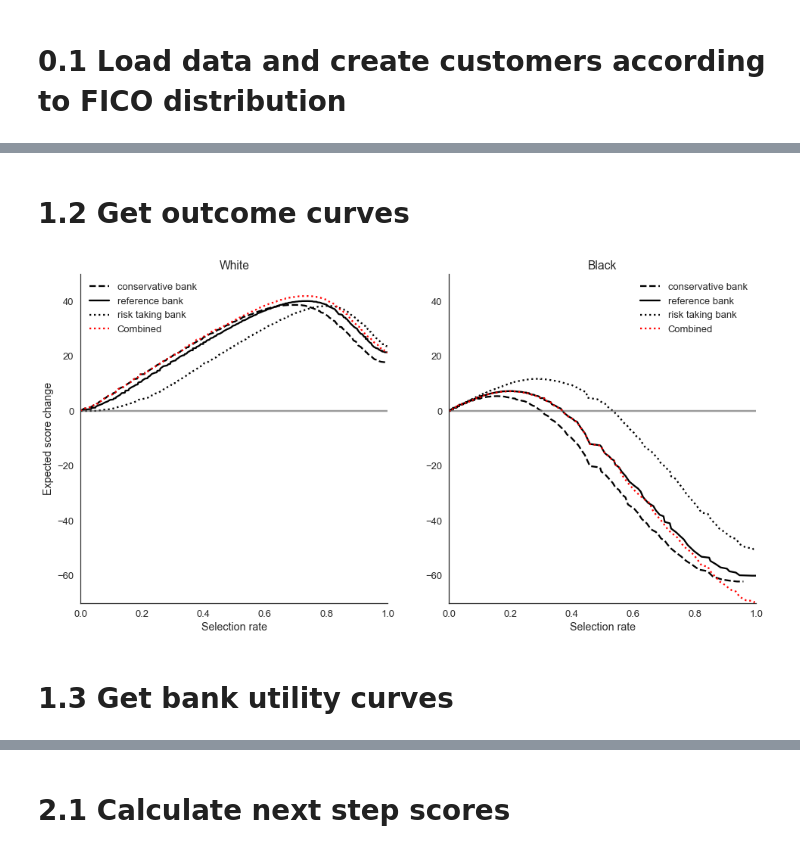
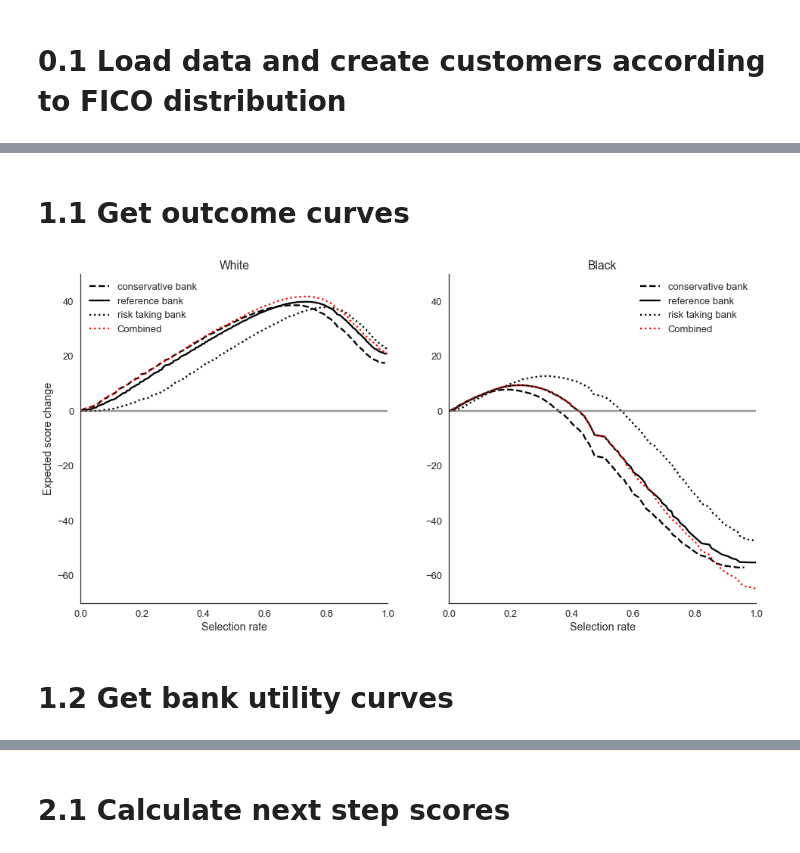
Before and after one commit to APMSSSR/Master_thesis, a Jupyter notebook: notebooks/Model1.ipynb, the cells around one changed output, grey strips where cells are left out. Cells and saved outputs as stored; diff of their text form; code cells hidden in the pictures.

```diff
--- a/notebooks/Model1.ipynb
+++ b/notebooks/Model1.ipynb
@@ -92,9 +93,9 @@ loan_repaid_probs = [lambda i: repays[group_names[0]][scores[scores.get_loc(i,me
                      lambda i: repays[group_names[1]][scores[scores.get_loc(i,method='nearest')]]]
 
 totals = fico.read_totals(data_dir=DATA_DIR)
-##### debug
-totals['White']=500
-totals['Black']=250
+##### comment to use dataset totals
+totals['White']=20000
+totals['Black']=2000
 ####
 group_totals = np.zeros(len(group_names), dtype=np.int32)
 for i in range(0,len(group_names)):
@@ -212,20 +203,0 @@ Interest rate intersections: [688.23529411764707, 437.50000000000011, 566.666666
-# %%
-customer_util=[]
-for i in range(0,len(interest_rates)):
-    slope=(interest_rates[i][1]-interest_rates[i][0])/(score_range[1]-score_range[0])
-    tmp_util = []
-    for j in range(0,score_range[1]-score_range[0]+1):
-        tmp_util.append(interest_rates[i][0]+j*slope)
-    customer_util.append(tmp_util)
-
-customer_util = np.amin(customer_util, axis=0)
-customer_util = -customer_util+np.max(customer_util)
-#print(-customer_util+np.max(customer_util))
-
-plt.plot(range(score_range[0],score_range[1]+1),customer_util, label="Customer utility")
-plt.ylabel('Utility')
-plt.xlabel('Score')
-plt.title('Customer utility')
-plt.grid()
-plt.legend(loc="upper left")
-plt.show()
@@ -234,9 +204,6 @@ plt.show()
 # %% [markdown]
-# 1.2 Get outcome curves
+# 1.1 Get outcome curves
 # %%
-# to get loan repay probabilities for a given score
-loan_repaid_probs = [lambda i: repays[group_names[0]][scores[scores.get_loc(i,method='nearest')]],
-                     lambda i: repays[group_names[1]][scores[scores.get_loc(i,method='nearest')]]]
 # get outcome curves
 customer_outcome_curves = []
 customer_rate_index = []
@@ -251,36 +218,36 @@ for i in range(0,len(customer_pis)):
 
 fig, ax = plt.subplots(1,2,figsize=(16,8));
 for i in range(0, len(customer_outcome_curves)):
     ax[i].set_title(group_names[i])
     for j in range(0, len(customer_outcome_curves[i])):
         label = bank_names[j] +" bank"
         ax[i].plot(customer_rate_index[i][j],customer_outcome_curves[i][j],color='black',LineStyle=bank_line_style[j], label= label)
         ax[i].set_xlabel('Selection rate');
         ax[i].set_ylim([-70,50])
         ax[i].set_xlim([0,1])
         ax[i].spines['right'].set_visible(False)
         ax[i].spines['top'].set_visible(False)
         ax[i].axhline(0,LineStyle='-', color='grey',alpha=0.4)
 
 ax[0].set_ylabel('Expected score change')
 
 
 #combined score have the same form XxYxZ; X=group Y=1 Z=values
 combined_scores = sf.get_combined_scores(customer_scores,score_interest_intersect)
 combined_cdfs = sf.get_customer_cdfs([[np.sort(combined_scores[0])],[np.sort(combined_scores[1])]],scores_list)
 combined_pis = sf.get_customer_pis(combined_cdfs)
 combined_rate_index = []
 combined_outcome_curves = []
 
 for i in range(0,N_groups):
     combined_rate_index.append([list(reversed(1- combined_cdfs[i][0]))])
     combined_outcome_curves.append([dlo.get_outcome_curve(loan_repaid_probs[i],combined_pis[i][0],scores,impact)])
     ax[i].plot(combined_rate_index[i][0],combined_outcome_curves[i][0],color='red',LineStyle=":", label= "Combined")
     ax[i].legend()
 # %% [output]
-[figure, old version]
+[figure, new version]
 # %% [markdown]
-# 1.3 Get bank utility curves
+# 1.2 Get bank utility curves
 # %%
 # get bank utility curves
 # XY_bank_utility_curves.shape= XxYxZ; X=bank(conservative, normal, risk taking) Y=group(White, Black) Z=values
```
Also changed, not shown: parts of 19 cells of this notebook, 1 other file.
